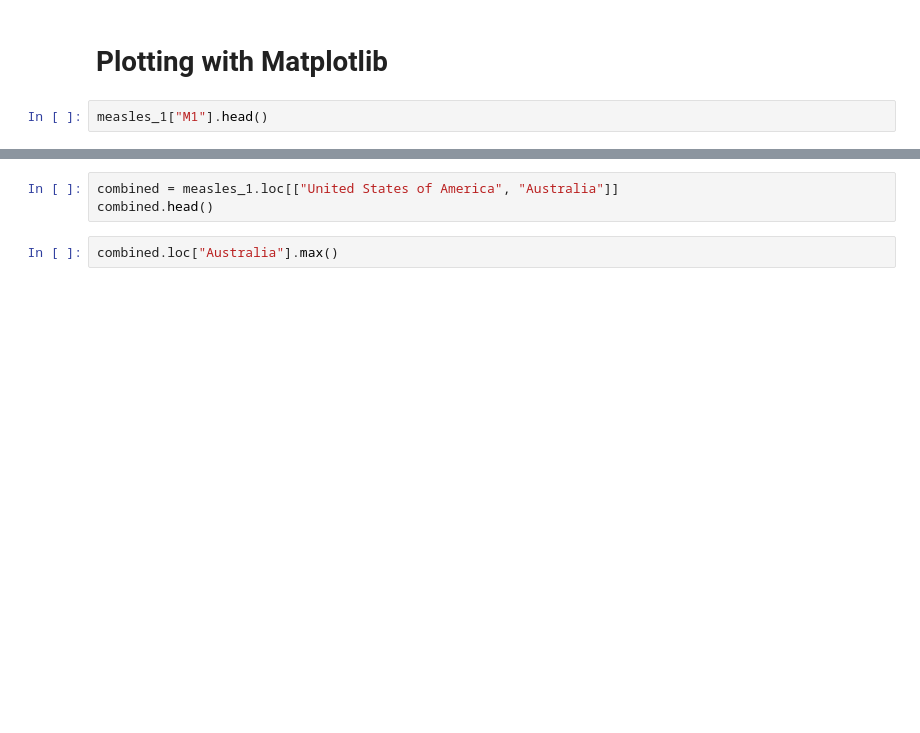
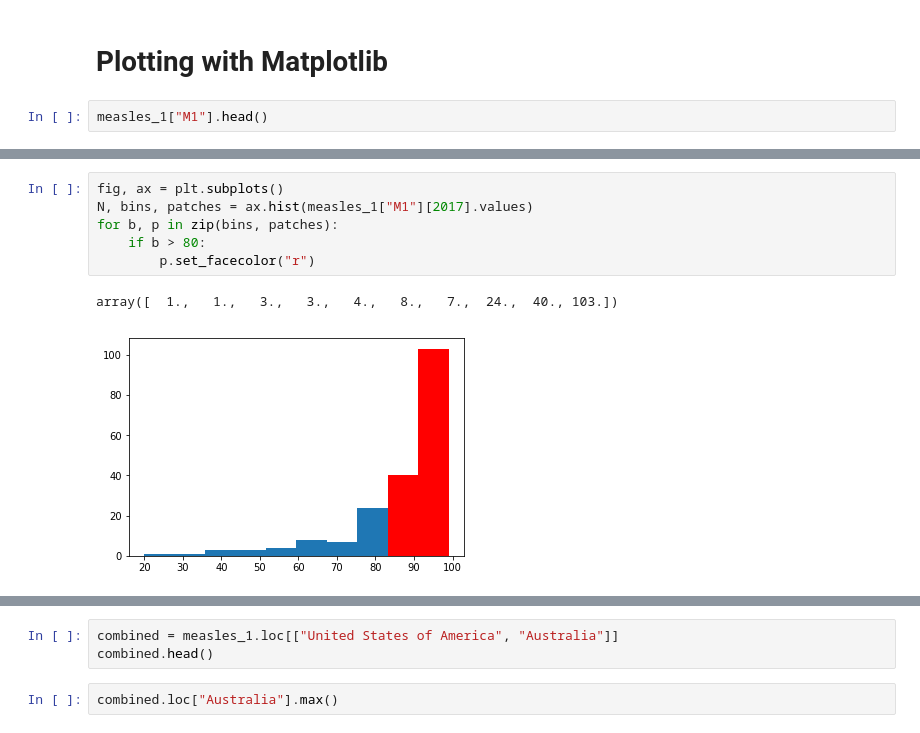
Before and after one commit to noatgnu/cds-python-graph, a Jupyter notebook: notebooks/main.ipynb, the cells around one changed output, grey strips where cells are left out. Cells and saved outputs as stored; diff of their text form; blank space fills up the shorter version.

```diff
--- a/notebooks/main.ipynb
+++ b/notebooks/main.ipynb
@@ -95 +121,10 @@ plt.plot(measles_1.loc["United States of America"]["M1"], color='r')
 plt.legend()
+# %%
+fig, ax = plt.subplots()
+N, bins, patches = ax.hist(measles_1["M1"][2017].values)
+for b, p in zip(bins, patches):
+    if b > 80:
+        p.set_facecolor("r")
+# %% [output]
+array([  1.,   1.,   3.,   3.,   4.,   8.,   7.,  24.,  40., 103.])
+[figure, added]
```
Also changed, not shown: parts of 18 cells of this notebook.
